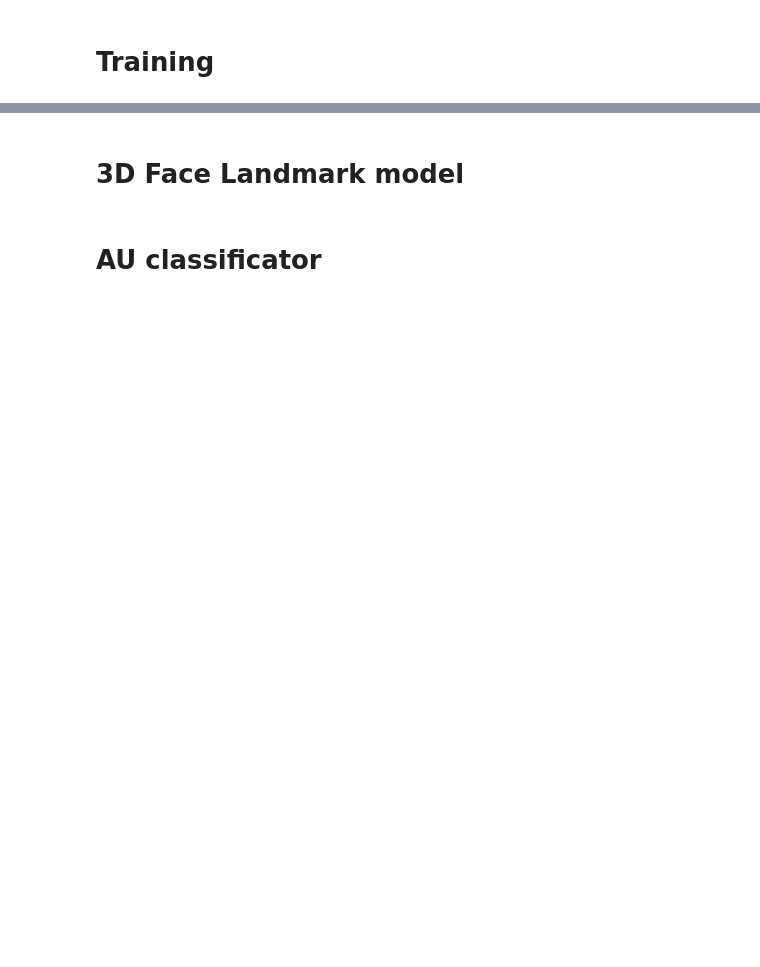
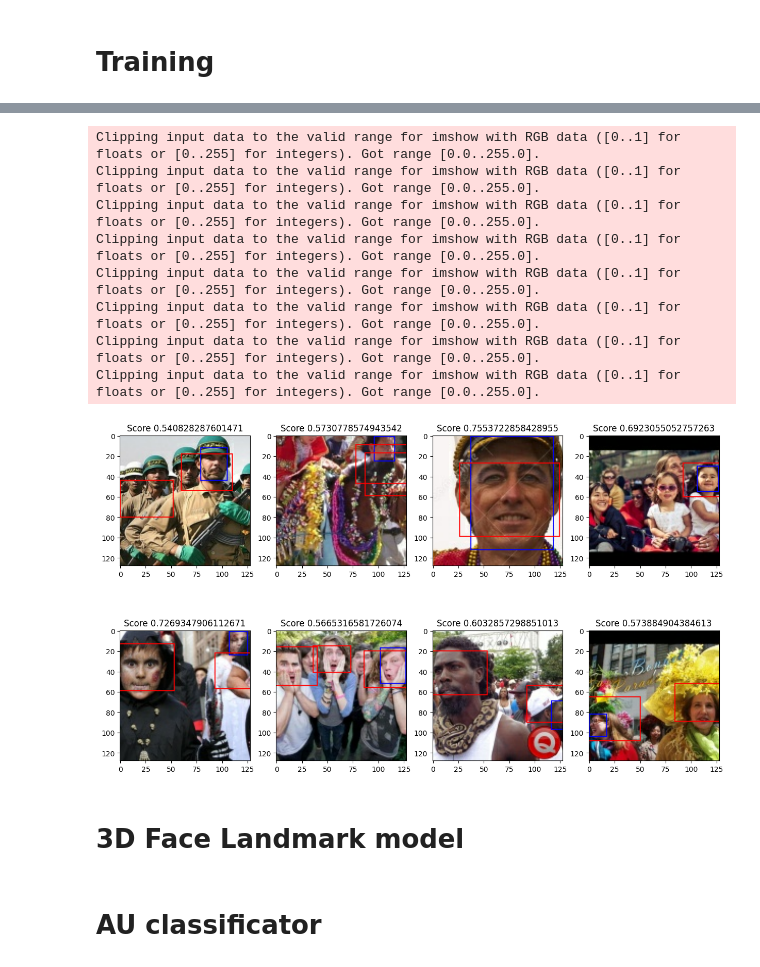
Before and after one commit to chab-s/safety_au_detector, a Jupyter notebook: notebooks/start.ipynb, the cells around one changed output, grey strips where cells are left out. Cells and saved outputs as stored; diff of their text form; code cells hidden in the pictures; blank space fills up the shorter version.

Commit message:
update: test inference

```diff
--- a/notebooks/start.ipynb
+++ b/notebooks/start.ipynb
@@ -1162,0 +1151,3 @@ KeyboardInterrupt:
+# %%
+for image_path, imgs, big_anchors, small_anchors in test_generator:
+    break
@@ -1162,0 +1340,65 @@ KeyboardInterrupt:
+# %%
+def get_final_boxes(imgs, big_anchors, small_anchors, reference_anchors, model):
+  B = big_anchors.shape[0]
+  list_big_anchors = tf.reshape(big_anchors, (B, -1, 5))
+  list_small_anchors = tf.reshape(small_anchors, (B, -1, 5))
+
+  list_true_anchors = tf.concat([list_small_anchors, list_big_anchors], axis=1) # shape (B, 320, 5)
+
+  true_classes = list_true_anchors[:, :, :1] # shape (B, 320, 1)
+  true_coords = list_true_anchors[:, :, 1:] # shape (B, 320, 1)
+
+  class_predictions, anchor_predictions = model.predict(imgs)
+
+  output_detections, _ = filter_true_boxes(true_classes, true_coords, reference_anchors)
+  predicted_output_detections, _ = filter_boxes(class_predictions, anchor_predictions, reference_anchors)
+
+  return output_detections, predicted_output_detections
+# %%
+import matplotlib.pyplot as plt
+def test_model(output_detections, predicted_output_detections, imgs, size=8):
+  fig, ax = plt.subplots(2, 4, figsize=(15, 9))
+
+  for index in range(size):
+    y = 0 if index < 4 else 1
+    x = index if index < 4 else index - 4
+
+    true_boxes = output_detections[index]
+    pred_boxes = predicted_output_detections[index]
+    img = imgs[index].numpy()
+
+    for box in true_boxes:
+      x1 = int(box[1] * 128)
+      y1 = int(box[2] * 128)
+      x2 = int(box[3] * 128)
+      y2 = int(box[4] * 128)
+      color = (0, 0, 255)
+
+      img = cv2.rectangle(img, (x1, y1), (x2, y2), color, 1)
+
+    score = 1
+
+    if pred_boxes != []:
+      for box in pred_boxes:
+        score = box[0]
+        x1 = int(box[1] * 128)
+        y1 = int(box[2] * 128)
+        x2 = int(box[3] * 128)
+        y2 = int(box[4] * 128)
+        color = (255, 0, 0)
+        img = cv2.rectangle(img, (x1, y1), (x2, y2), color, 1)
+
+    ax[y, x].imshow(img)
+    ax[y, x].set_title('Score {}'.format(score))
+
+model = tf.keras.models.load_model(
+    "weights/saved_model/face.keras",
+    custom_objects={"BlazeModel": BlazeModel}
+)
+
+for image_paths, imgs, big_anchors, small_anchors in test_generator:
+  break
+
+output_detections, predicted_output_detections = get_final_boxes(imgs, big_anchors, small_anchors, reference_anchors, model)
+test_model(output_detections[0:8], predicted_output_detections[0:8], imgs[0:8])
+# %% [output]
@@ -1163,4 +1406,13 @@ KeyboardInterrupt:
+Clipping input data to the valid range for imshow with RGB data ([0..1] for floats or [0..255] for integers). Got range [0.0..255.0].
+Clipping input data to the valid range for imshow with RGB data ([0..1] for floats or [0..255] for integers). Got range [0.0..255.0].
+Clipping input data to the valid range for imshow with RGB data ([0..1] for floats or [0..255] for integers). Got range [0.0..255.0].
+Clipping input data to the valid range for imshow with RGB data ([0..1] for floats or [0..255] for integers). Got range [0.0..255.0].
+Clipping input data to the valid range for imshow with RGB data ([0..1] for floats or [0..255] for integers). Got range [0.0..255.0].
+Clipping input data to the valid range for imshow with RGB data ([0..1] for floats or [0..255] for integers). Got range [0.0..255.0].
+Clipping input data to the valid range for imshow with RGB data ([0..1] for floats or [0..255] for integers). Got range [0.0..255.0].
+Clipping input data to the valid range for imshow with RGB data ([0..1] for floats or [0..255] for integers). Got range [0.0..255.0].
+[figure, added]
 # %% [markdown]
-# 3D Face Landmark model
+ # 3D Face Landmark model
 # %% [markdown]
 # AU classificator
```
Also changed, not shown: parts of 15 cells of this notebook, 1 other file.
